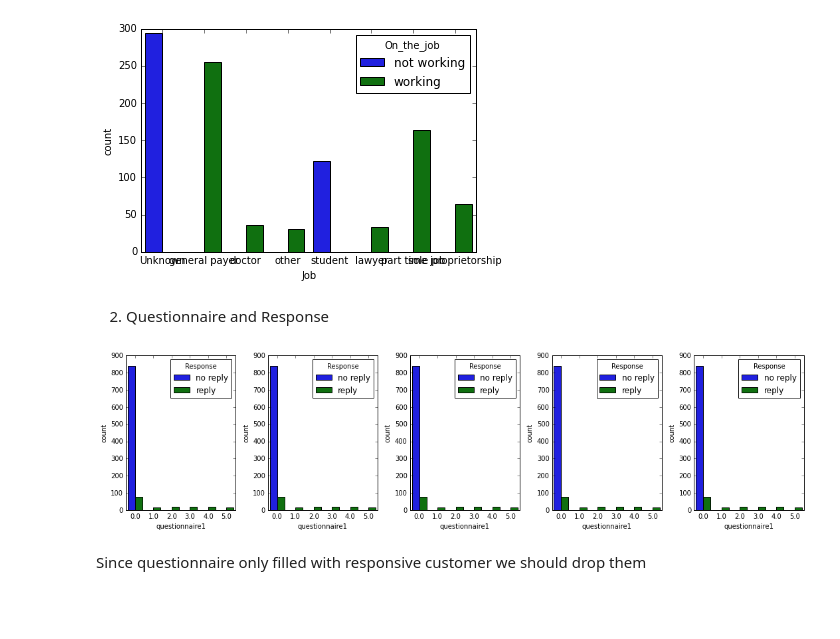
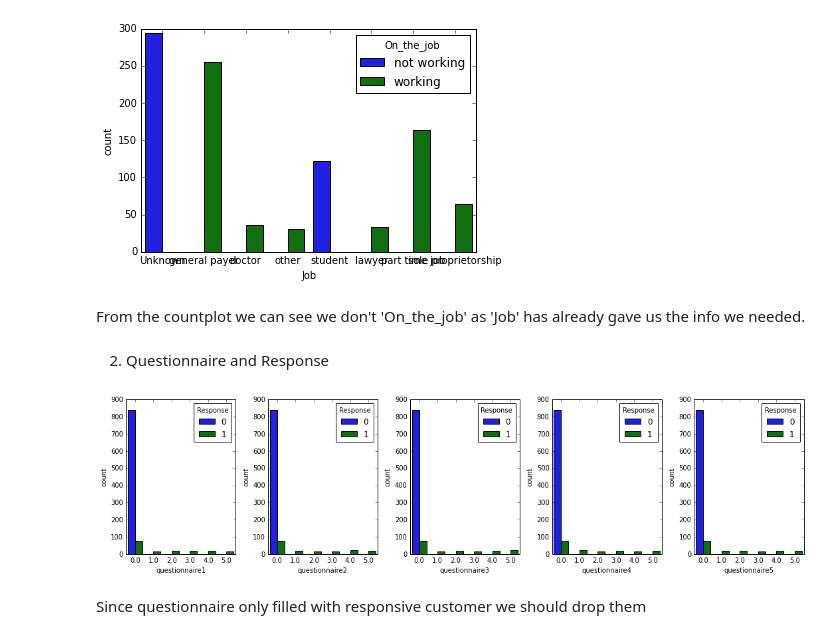
Before and after one commit to anissaprames/Business-Intelligence-Analysis, a Jupyter notebook: Improving_Campaign_Response.ipynb, the cells around one changed output. Drawn from its saved outputs; the diff is of its cells as text; code cells hidden in the pictures; blank space fills up the shorter version.

```diff
--- a/Improving_Campaign_Response.ipynb
+++ b/Improving_Campaign_Response.ipynb
@@ -408,5 +418,5 @@ df = df.drop(['cashing_avg_lmon','cashing_avg_mon'], axis = 1)
 # %% [markdown]
 5. Heatmap correlation of numerical features and with target
 # %%
-df['Response_encode'] = df['Response'].replace({ 'reply' : 1, 'no reply' : 0})
+df['Response'] = df['Response'].replace({ 'reply' : 1, 'no reply' : 0})
 # %%
@@ -447,6 +457,8 @@ sns.countplot(x = 'Job', hue = 'On_the_job', data = df)
 # %% [output]
 <matplotlib.axes._subplots.AxesSubplot at 0x...>
 [figure]
+# %% [markdown]
+From the countplot we can see we don't 'On_the_job' as 'Job' has already gave us the info we needed.
 # %%
 df = df.drop(['On_the_job'], axis =1)
 # %% [markdown]
@@ -454,12 +466,12 @@ df = df.drop(['On_the_job'], axis =1)
 # %%
 features = ['questionnaire1', 'questionnaire2', 'questionnaire3', 'questionnaire4', 'questionnaire5']
 plt.figure(figsize=(15,4))
 for i in range(0,len(features)):
   plt.subplot(1, len(features), i+1)
-  sns.countplot(x = 'questionnaire1', hue = 'Response', data = df)
+  sns.countplot(x = features[i], hue = 'Response', data = df)
   plt.tight_layout()
 # %% [output]
-[figure, old version]
+[figure, new version]
 # %% [markdown]
 Since questionnaire only filled with responsive customer we should drop them
 # %%
```
Also changed, not shown: parts of 80 cells of this notebook.
